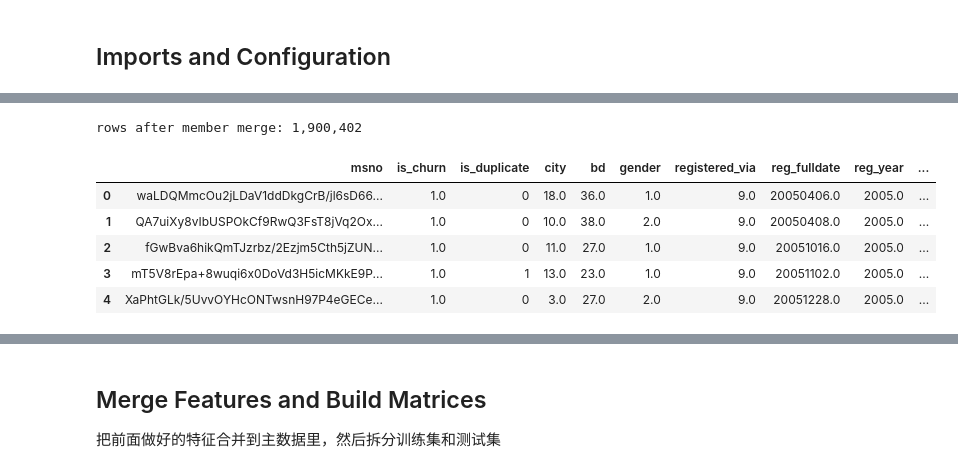
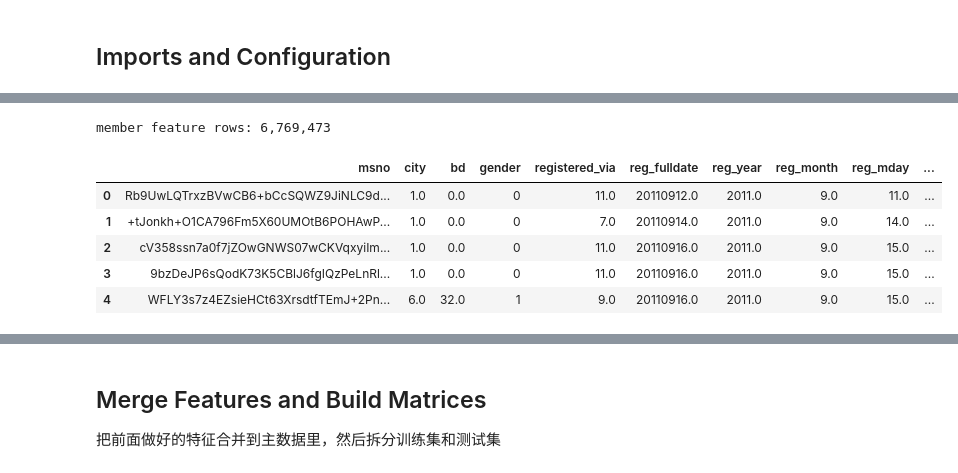
Before and after one commit to davis0178/KKBox-Churn-Prediction-Challenge, a Jupyter notebook: notebooks/Kaggle_Baseline.ipynb, the cells around one changed output, grey strips where cells are left out. Saved outputs shown, nothing was run; the diff lists cells and outputs as text; code cells hidden in the pictures.

```diff
--- a/notebooks/Kaggle_Baseline.ipynb
+++ b/notebooks/Kaggle_Baseline.ipynb
@@ -104,66 +189,15 @@ The `expiration-date` features are intentionally omitted because `members_v3.csv
 # %%
-# 读取会员资料
-member_dtypes = {
-    "msno": "string",
-    "city": "float32",
-    "bd": "float32",
-    "gender": "string",
-    "registered_via": "float32",
-    "registration_init_time": "string",
-}
+member_features = load_member_features(DATA_DIR)
 
-members = pd.read_csv(DATA_DIR / "members_v3.csv", dtype=member_dtypes)
-
-# 处理 gender, female -> 1, male -> 2, missing/unknown -> 0
-members["gender"] = (
-    members["gender"]
-    .map({"female": 1, "male": 2})
-    .fillna(0)
-    .astype("int8")
-)
-
-# 解析注册日期（20120315等转为真正的日期格式）
-registration_date = pd.to_datetime(
-    members["registration_init_time"],
-    format="%Y%m%d",
-    errors="coerce",
-)
-
-"""
-从注册日期中拆出多个特征：
-reg_fulldate：完整注册日期的数字形式
-reg_year：注册年份
-reg_month：注册月份
-reg_mday：注册日
-reg_wday：注册星期几（默认lubridate::wday格式，周日=1，周一=2，...，周六=7）
-"""
-members["reg_fulldate"] = pd.to_numeric(
-    members["registration_init_time"],
-    errors="coerce",
-).astype("float32")
-members["reg_year"] = registration_date.dt.year.astype("float32")
-members["reg_month"] = registration_date.dt.month.astype("float32")
-members["reg_mday"] = registration_date.dt.day.astype("float32")
-members["reg_wday"] = ((registration_date.dt.dayofweek + 1) % 7 + 1).astype("float32")
-
-# 删除原始的 registration_init_time 列
-members = members.drop(columns=["registration_init_time"])
-
-# 合并到训练/预测主表
-data = data.merge(members, on="msno", how="left", sort=False)
-
-# 清理内存
-del members, registration_date
-gc.collect()
-
-print(f"rows after member merge: {len(data):,}")
-display(data.head())
+print(f"member feature rows: {len(member_features):,}")
+display(member_features.head())
+_gc_members = gc.collect()
 # %% [output]
-rows after member merge: 1,900,402
+member feature rows: 6,769,473
-|  | msno | is_churn | is_duplicate | city | bd | gender | registered_via | reg_fulldate | reg_year | ... |
-| 0 | waLDQMmcOu2jLDaV1ddDkgCrB/jl6sD66... | 1.0 | 0 | 18.0 | 36.0 | 1.0 | 9.0 | 20050406.0 | 2005.0 | ... |
-| 1 | QA7uiXy8vIbUSPOkCf9RwQ3FsT8jVq2Ox... | 1.0 | 0 | 10.0 | 38.0 | 2.0 | 9.0 | 20050408.0 | 2005.0 | ... |
-| 2 | fGwBva6hikQmTJzrbz/2Ezjm5Cth5jZUN... | 1.0 | 0 | 11.0 | 27.0 | 1.0 | 9.0 | 20051016.0 | 2005.0 | ... |
-| 3 | mT5V8rEpa+8wuqi6x0DoVd3H5icMKkE9P... | 1.0 | 1 | 13.0 | 23.0 | 1.0 | 9.0 | 20051102.0 | 2005.0 | ... |
-| 4 | XaPhtGLk/5UvvOYHcONTwsnH97P4eGECe... | 1.0 | 0 | 3.0 | 27.0 | 2.0 | 9.0 | 20051228.0 | 2005.0 | ... |
+|  | msno | city | bd | gender | registered_via | reg_fulldate | reg_year | reg_month | reg_mday | ... |
+| 0 | Rb9UwLQTrxzBVwCB6+bCcSQWZ9JiNLC9d... | 1.0 | 0.0 | 0 | 11.0 | 20110912.0 | 2011.0 | 9.0 | 11.0 | ... |
+| 1 | +tJonkh+O1CA796Fm5X60UMOtB6POHAwP... | 1.0 | 0.0 | 0 | 7.0 | 20110914.0 | 2011.0 | 9.0 | 14.0 | ... |
+| 2 | cV358ssn7a0f7jZOwGNWS07wCKVqxyiIm... | 1.0 | 0.0 | 0 | 11.0 | 20110916.0 | 2011.0 | 9.0 | 15.0 | ... |
+| 3 | 9bzDeJP6sQodK73K5CBlJ6fgIQzPeLnRl... | 1.0 | 0.0 | 0 | 11.0 | 20110916.0 | 2011.0 | 9.0 | 15.0 | ... |
+| 4 | WFLY3s7z4EZsieHCt63XrsdtfTEmJ+2Pn... | 6.0 | 32.0 | 1 | 9.0 | 20110916.0 | 2011.0 | 9.0 | 15.0 | ... |
 # %% [markdown]
```
Also changed, not shown: parts of 20 cells of this notebook, 16 other files.
